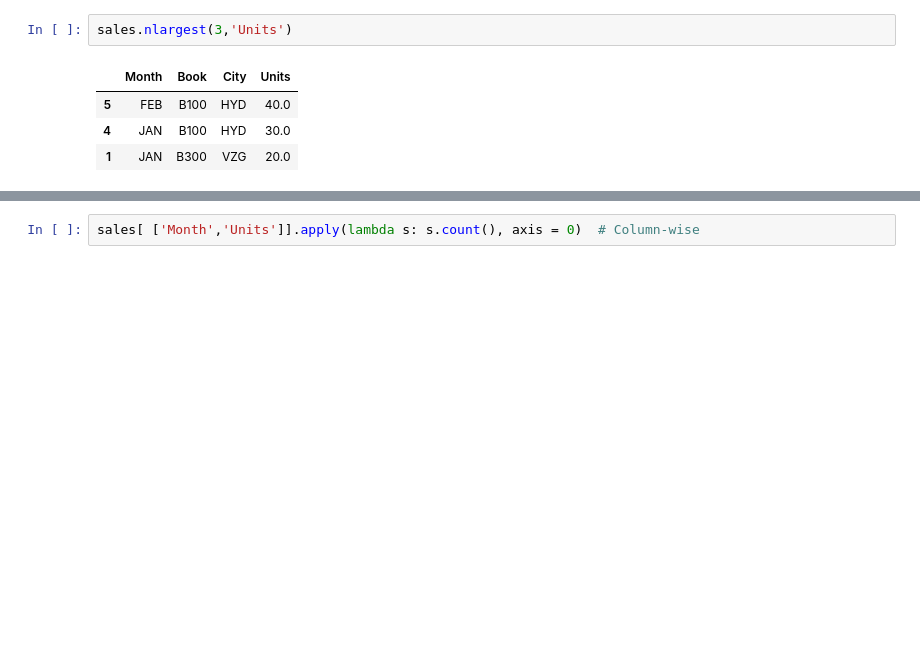
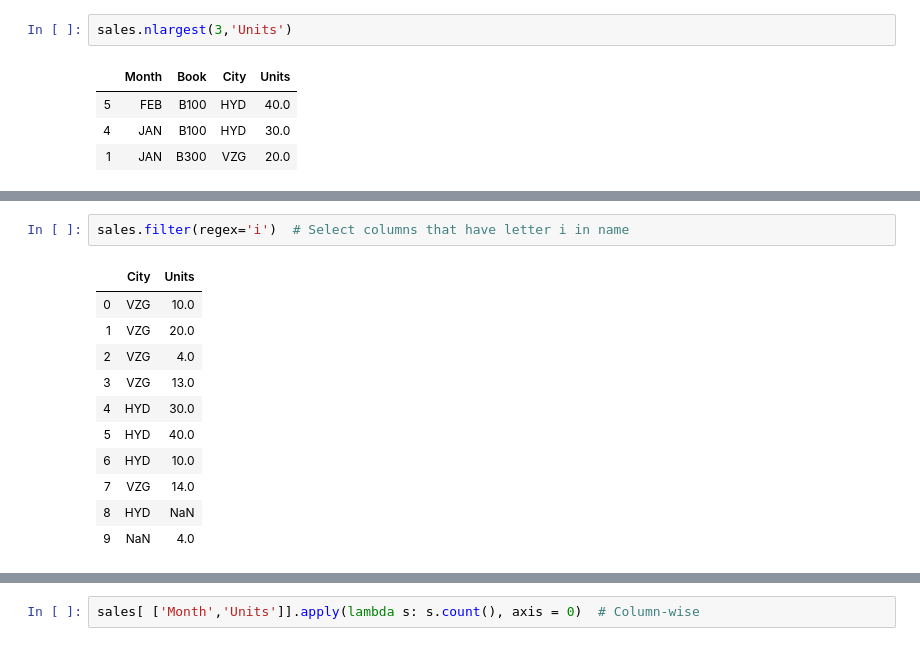
Before and after one commit to srikanthpragada/DS_06_JAN_2020, a Jupyter notebook: sales.ipynb, the cells around one changed output, grey strips where cells are left out. Cells and saved outputs as stored; diff of their text form; blank space fills up the shorter version.

```diff
--- a/sales.ipynb
+++ b/sales.ipynb
@@ -191,0 +280,14 @@ sales.filter(regex='t')
+# %%
+sales.filter(regex='i')  # Select columns that have letter i in name
+# %% [output]
+|  | City | Units |
+| 0 | VZG | 10.0 |
+| 1 | VZG | 20.0 |
+| 2 | VZG | 4.0 |
+| 3 | VZG | 13.0 |
+| 4 | HYD | 30.0 |
+| 5 | HYD | 40.0 |
+| 6 | HYD | 10.0 |
+| 7 | VZG | 14.0 |
+| 8 | HYD | NaN |
+| 9 | NaN | 4.0 |
```
Also changed, not shown: parts of 31 cells of this notebook, 2 other files.
